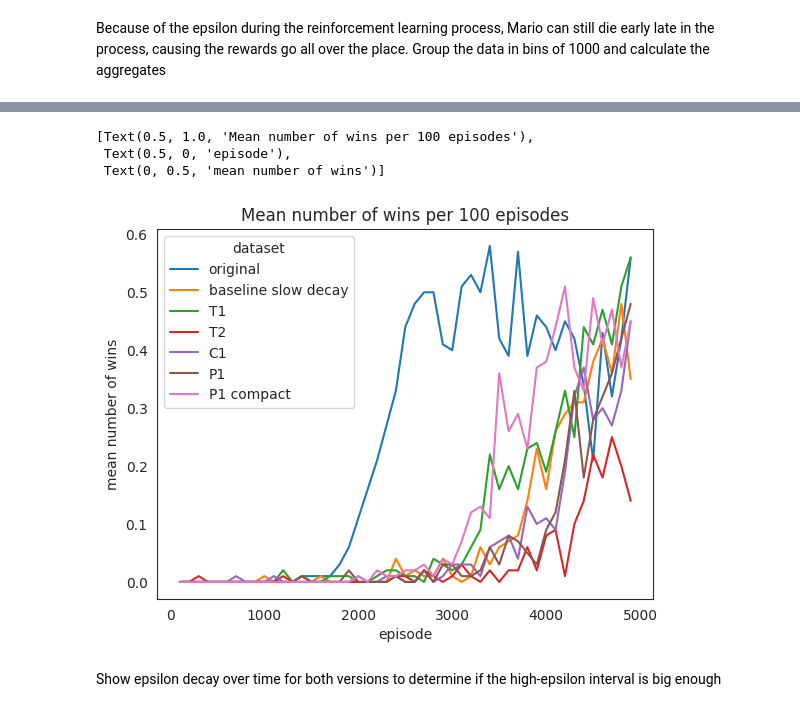
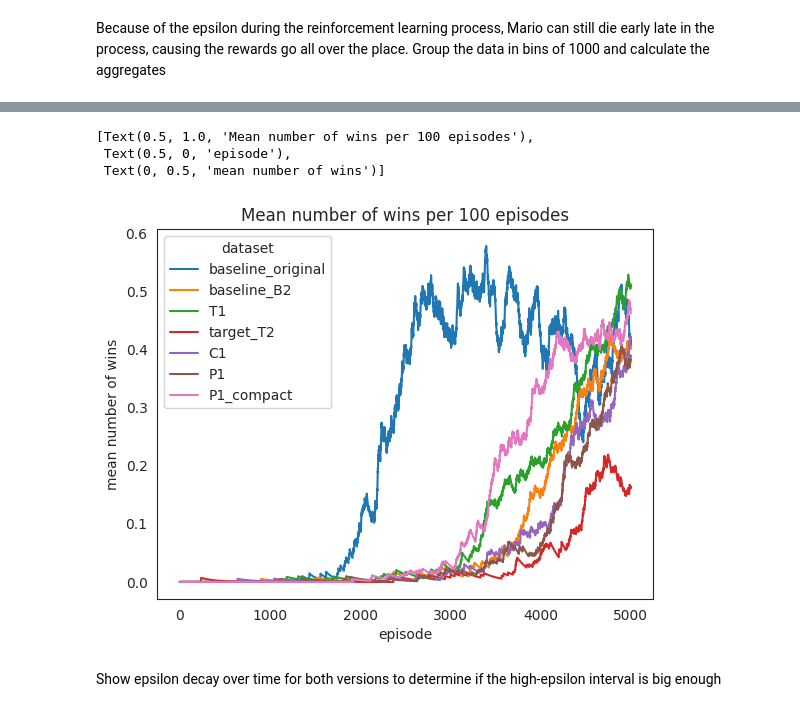
Before and after one commit to aggravated-monster/master, a Jupyter notebook: mario_visualisation/train.ipynb, the cells around one changed output, grey strips where cells are left out. Saved outputs shown, nothing was run; the diff lists cells and outputs as text; code cells hidden in the pictures.

```diff
--- a/mario_visualisation/train.ipynb
+++ b/mario_visualisation/train.ipynb
@@ -25,13 +31,17 @@ df_episodes3.columns =['timestamp', 'name', 'seed', 'total_steps', 'episode', 'e
 df_episodes4 = pd.read_csv("../results/20240428-23.29.56_target_T2/logs/explain/20240428-23.29.56_target_T2_episodes.csv", header=None)
 # add column names
 df_episodes4.columns =['timestamp', 'name', 'seed', 'total_steps', 'episode', 'episode_steps', 'reward', 'distance', 'velocity', 'game_time', 'game_score', 'flag', 'loss', 'epsilon', 'dataset']
+df_episodes4['ewm_reward'] = df_episodes4['reward'].ewm(alpha=0.005).mean()
+df_episodes4['ewm_wins'] = df_episodes4['flag'].ewm(alpha=0.005).mean()
 # %%
 df_episodes5 = pd.read_csv("../results/20240430-12.00.19_C1/logs/explain/20240430-12.00.19_C1_episodes.csv", header=None)
 # add column names
 df_episodes5.columns =['timestamp', 'name', 'seed', 'total_steps', 'episode', 'episode_steps', 'reward', 'distance', 'velocity', 'game_time', 'game_score', 'flag', 'loss', 'epsilon', 'dataset']
+df_episodes5['ewm_reward'] = df_episodes5['reward'].ewm(alpha=0.005).mean()
+df_episodes5['ewm_wins'] = df_episodes5['flag'].ewm(alpha=0.005).mean()
 # %%
 df_episodes6 = pd.read_csv("../results/20240502-16.09.35_P1/logs/explain/20240502-16.09.35_P1_episodes.csv", header=None)
 # add column names
 df_episodes6.columns =['timestamp', 'name', 'seed', 'total_steps', 'episode', 'episode_steps', 'reward', 'distance', 'velocity', 'game_time', 'game_score', 'flag', 'loss', 'epsilon', 'dataset']
-
-df_episodes6.head(5)
+df_episodes6['ewm_reward'] = df_episodes6['reward'].ewm(alpha=0.005).mean()
+df_episodes6['ewm_wins'] = df_episodes6['flag'].ewm(alpha=0.005).mean()
@@ -46,6 +49,8 @@ df_episodes6.head(5)
 df_episodes7 = pd.read_csv("../results/20240504-16.04.37_P1_compact/logs/explain/20240504-16.04.37_P1_compact_episodes.csv", header=None)
 # add column names
 df_episodes7.columns =['timestamp', 'name', 'seed', 'total_steps', 'episode', 'episode_steps', 'reward', 'distance', 'velocity', 'game_time', 'game_score', 'flag', 'loss', 'epsilon', 'dataset']
+df_episodes7['ewm_reward'] = df_episodes7['reward'].ewm(alpha=0.005).mean()
+df_episodes7['ewm_wins'] = df_episodes7['flag'].ewm(alpha=0.005).mean()
 df_episodes7.head(5)
 # %% [output]
 |  | timestamp | name | seed | total_steps | episode | episode_steps | reward | distance | velocity | ... |
@@ -309,10 +91,10 @@ concatenated_flags = pd.concat([df_agg_flags1.assign(dataset='original'), df_agg
 # %%
-sns.lineplot(x='bin', y='mean', data=concatenated_flags, hue='dataset').set(title='Mean number of wins per 100 episodes', xlabel="episode", ylabel="mean number of wins")
+sns.lineplot(x='episode', y='ewm_wins', data=concatenated, hue='dataset').set(title='Mean number of wins per 100 episodes', xlabel="episode", ylabel="mean number of wins")
 # %% [output]
 [Text(0.5, 1.0, 'Mean number of wins per 100 episodes'),
  Text(0.5, 0, 'episode'),
  Text(0, 0.5, 'mean number of wins')]
-[figure, old version]
+[figure, new version]
 # %% [markdown]
 Show epsilon decay over time for both versions to determine if the high-epsilon interval is big enough
 # %%
```
Also changed, not shown: parts of 22 cells of this notebook.
